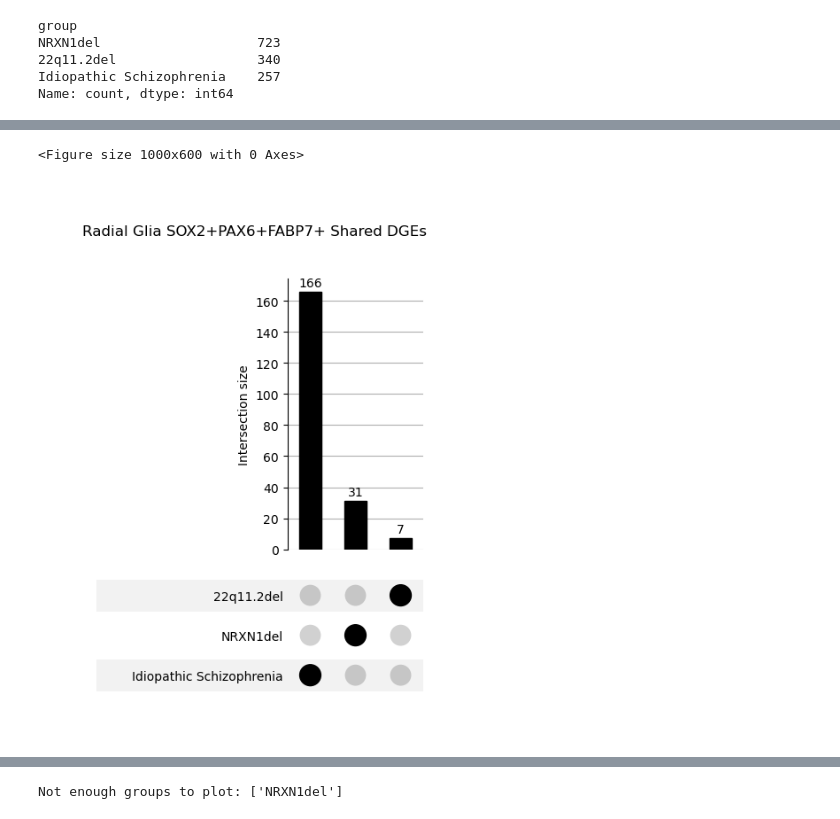
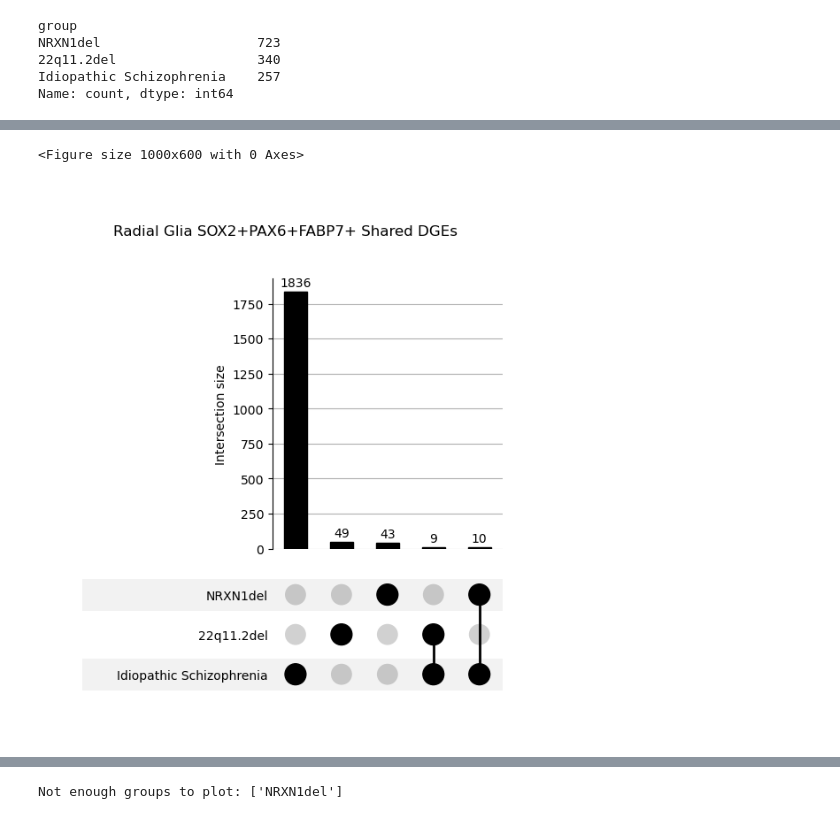
Before and after one commit to deepak-kaji/schizophrenia_organoid_convergence, a Jupyter notebook: Figures/Figure_4-Shared_Divergent.ipynb, the cells around one changed output, grey strips where cells are left out. Drawn from its saved outputs; the diff is of its cells as text; code cells hidden in the pictures.

```diff
--- a/Figures/Figure_4-Shared_Divergent.ipynb
+++ b/Figures/Figure_4-Shared_Divergent.ipynb
@@ -616,0 +669,4 @@ dc_significant_all[dc_significant_all['ID'].isin(sig_idiopathic_nrxn1_set)]
+# %%
+significant_all = pd.concat([dge_idiopathic.assign(group='Idiopathic Schizophrenia'),
+                                dge_nrxn1.assign(group='NRXN1del'),
+                                dge_22q11.assign(group='22q11.2del')], axis=0)
@@ -730,6 +867,17 @@ plot_count_strip([166, 31, 7], dataset_label="Radial Glia SOX2+PAX6+FABP7+", sav
+# %%
+significant_all_rg_pax6 = significant_all[significant_all['assay'] == 'Radial Glia SOX2+PAX6+FABP7+']
+significant_all_prg = significant_all[significant_all['assay'] == 'Proliferative Radial Glia SOX2+HES6+TOP2A+']
+significant_all_rg_vim = significant_all[significant_all['assay'] == 'Radial Glia SOX2+VIM+FABP7+']
+significant_all_ipc = significant_all[significant_all['assay'] == 'IPC EOMES+NEUROG2+PAX6+']
+significant_all_dorsal = significant_all[significant_all['assay'] == 'Dorsal Forebrain Neuron FOXG1+EMX1+NEUROG1+']
+significant_all_mixed = significant_all[significant_all['assay'] == 'Mixed Neurons FGF12+GRIN2B+CAMK2B+']
+significant_all_hindbrain = significant_all[significant_all['assay'] == 'Hindbrain Neurons NR2F2+PBX3+LHX1+']
+significant_all_mc = significant_all[significant_all['assay'] == 'Mesenchymal-like cells VIM+VCAN+SPARC+']
+significant_all_astro = significant_all[significant_all['assay'] == 'Astrocyte GFAP+AQP4+HOPX+']
+significant_all_gaba = significant_all[significant_all['assay'] == 'GABAergic GAD1+GAD2+CALB2+']
 # %%
-plot_assay_upset(dc_significant_all_rg_pax6,  dataset_label="Radial Glia SOX2+PAX6+FABP7+",
+plot_assay_upset(significant_all_rg_pax6,  dataset_label="Radial Glia SOX2+PAX6+FABP7+",
                  set_col='group', top_graph=True, side_graph=False, save=True)
 # %% [output]
 <Figure size 1000x600 with 0 Axes>
-[figure, old version]
+[figure, new version]
```
Also changed, not shown: parts of 40 cells of this notebook, 1 other file.
